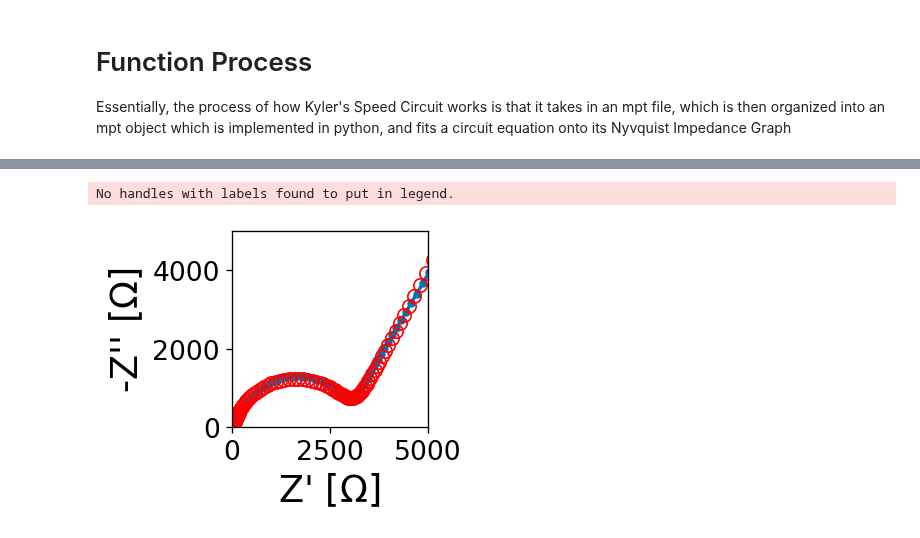
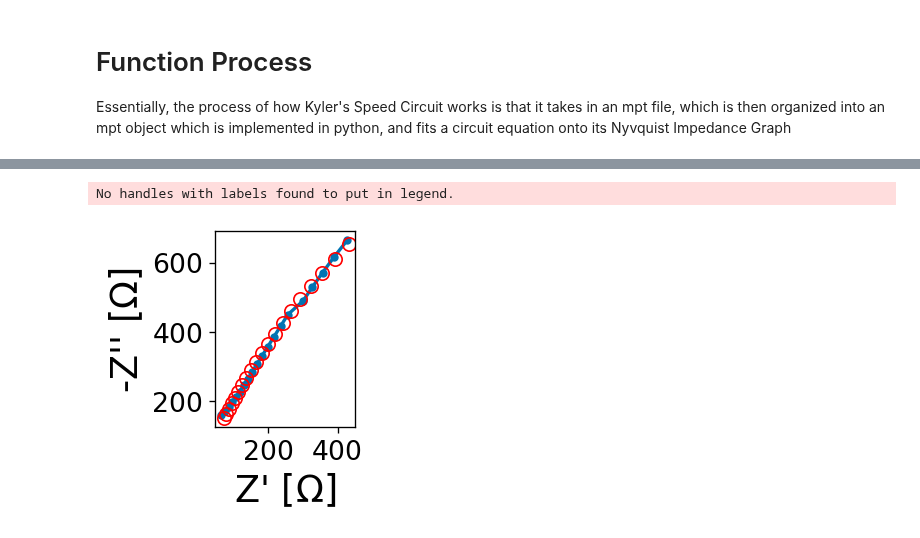
Before and after one commit to WildcatDiscovery/Kyler_Speed_Circuit, a Jupyter notebook: python_notebooks/introduction.ipynb, the cells around one changed output, grey strips where cells are left out. Saved outputs shown, nothing was run; the diff lists cells and outputs as text; code cells hidden in the pictures.

```diff
--- a/python_notebooks/introduction.ipynb
+++ b/python_notebooks/introduction.ipynb
@@ -12,7 +12,7 @@ Essentially, the process of how Kyler's Speed Circuit works is that it takes in
 from utils.tools import *
 # %%
 #EXAMPLE
-path=r"C:\Users\cjang\Desktop\\"
+path=r"C:\Users\cjang\Desktop\Kyler_Speed_Circuit\data\\"
 data = ['DE_40_1_30.mpt']
 ex_mpt = mpt_data(path,data, mask = [10**6, 10**1.5])
 # %%
@@ -62,5 +47,5 @@ total error:  -5.778844069936895e-11
 # %%
-ex_mpt.mpt_plot(fitting = 'on', x_window = [0,5000], y_window = [0,5000])
+ex_mpt.mpt_plot(fitting = 'on')
 # %% [output]
 No handles with labels found to put in legend.
-[figure, old version]
+[figure, new version]
```
Also changed, not shown: parts of 3 cells of this notebook, 7 other files.
